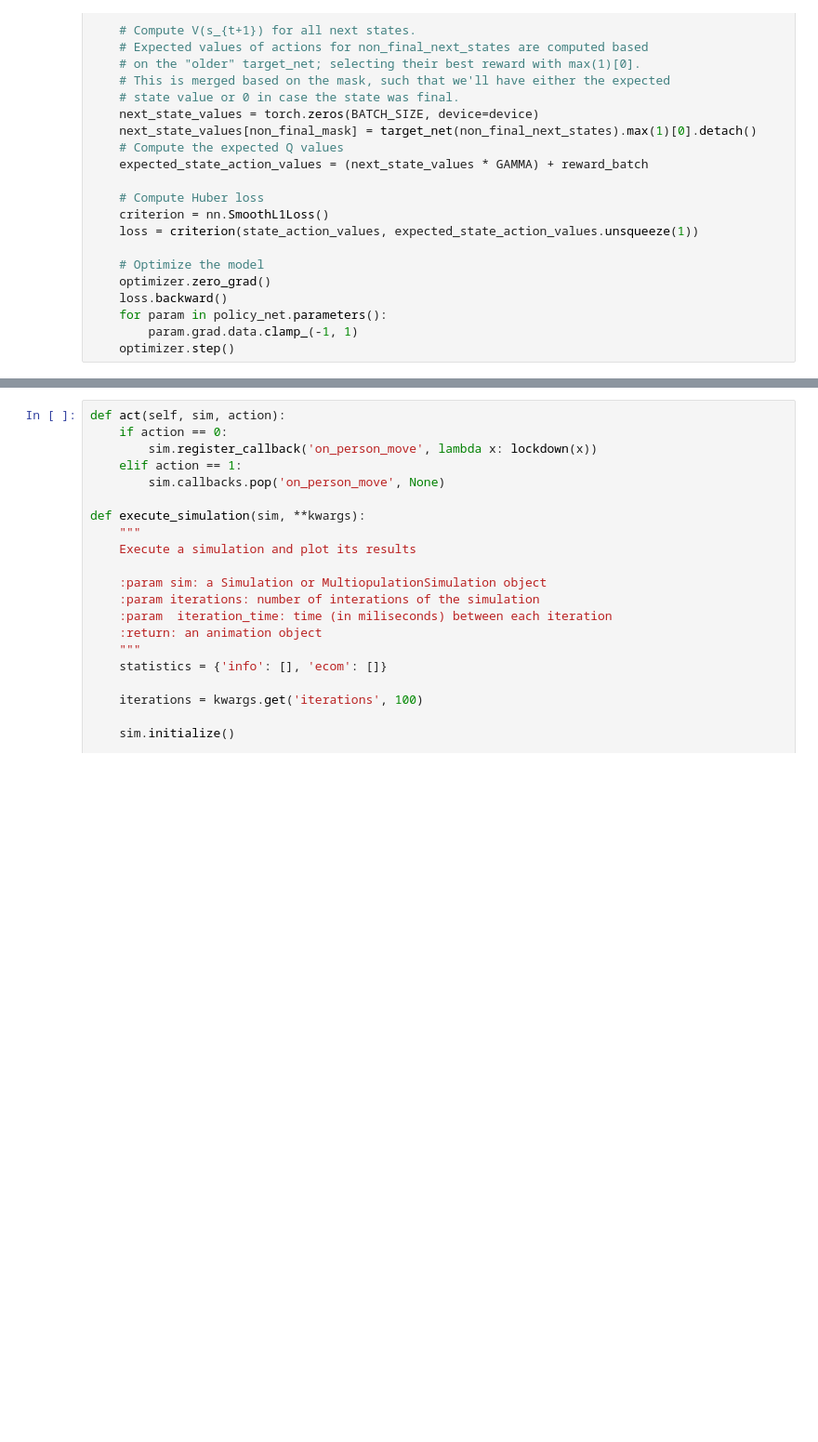
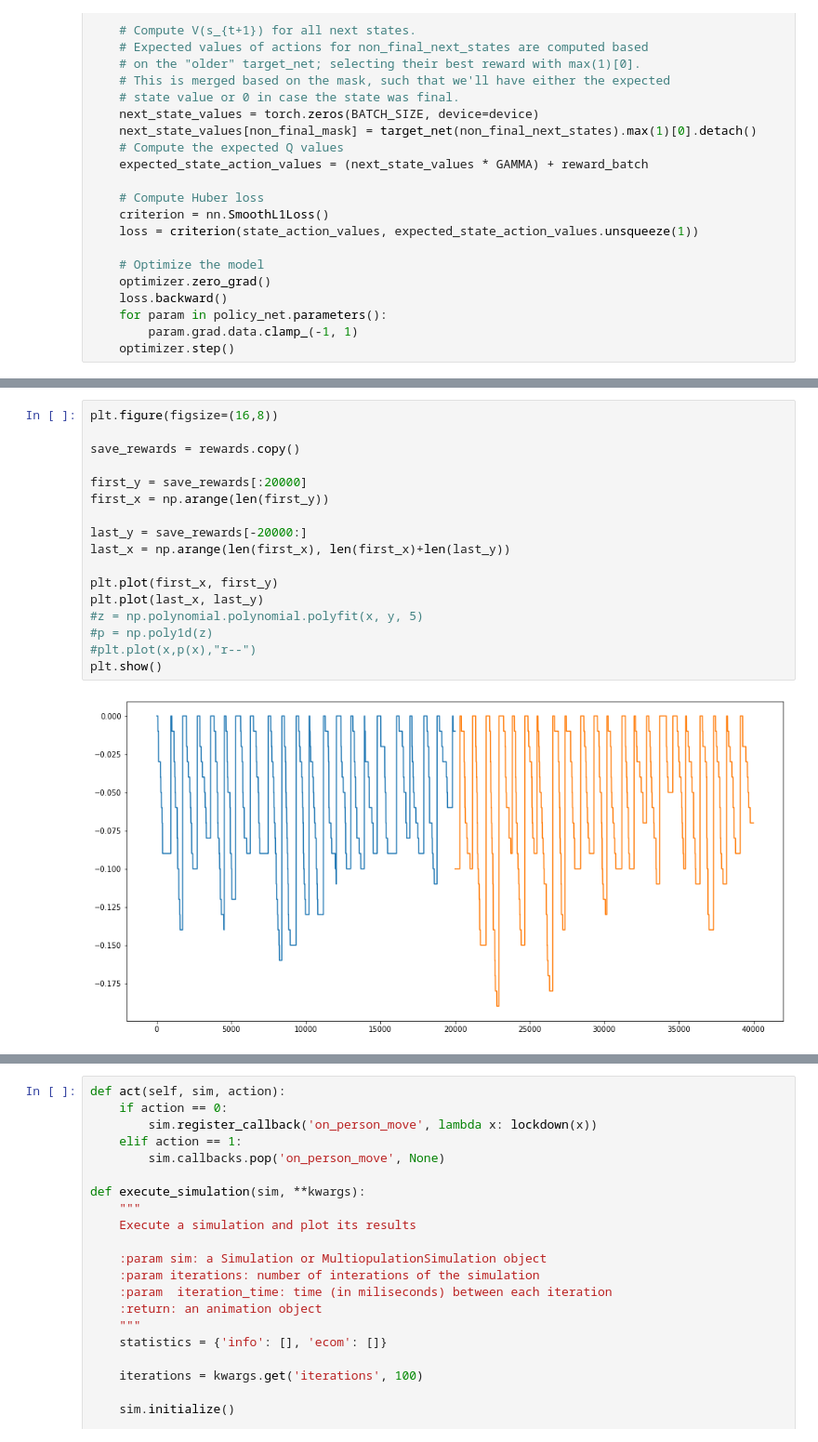
Before and after one commit to zebleck/aml_project, a Jupyter notebook: covid_abs/COVID_ABS_An_Agent_Based_Model_of_COVID_19_Epidemic_to_Simulate_Health_and_Economic_Effects_of_Social_Distancing_Interventions.ipynb, the cells around one changed output, grey strips where cells are left out. Shown at 93% size. Cells and saved outputs as stored; diff of their text form; blank space fills up the shorter version.

```diff
--- a/covid_abs/COVID_ABS_An_Agent_Based_Model_of_COVID_19_Epidemic_to_Simulate_Health_and_Economic_Effects_of_Social_Distancing_Interventions.ipynb
+++ b/covid_abs/COVID_ABS_An_Agent_Based_Model_of_COVID_19_Epidemic_to_Simulate_Health_and_Economic_Effects_of_Social_Distancing_Interventions.ipynb
@@ -484,3 +492,22 @@ plt.show()
+# %%
+plt.figure(figsize=(16,8))
+
+save_rewards = rewards.copy()
+
+first_y = save_rewards[:20000]
+first_x = np.arange(len(first_y))
+
+last_y = save_rewards[-20000:]
+last_x = np.arange(len(first_x), len(first_x)+len(last_y))
+
+plt.plot(first_x, first_y)
+plt.plot(last_x, last_y)
+#z = np.polynomial.polynomial.polyfit(x, y, 5)
+#p = np.poly1d(z)
+#plt.plot(x,p(x),"r--")
+plt.show()
+# %% [output]
+[figure, added]
 # %%
 print(action_list.count(0))
 print(action_list.count(1))
```
Also changed, not shown: parts of 6 cells of this notebook.
